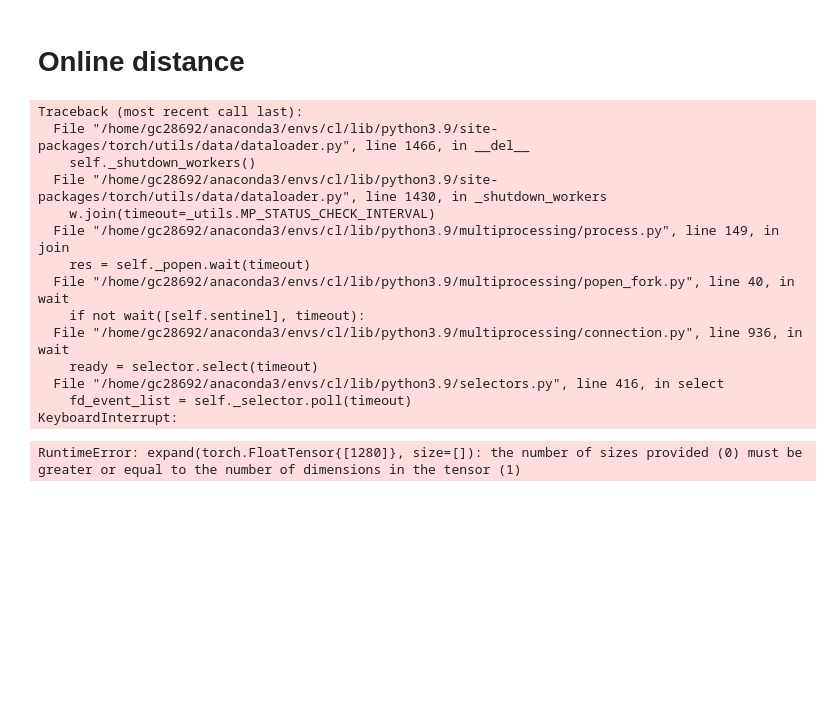
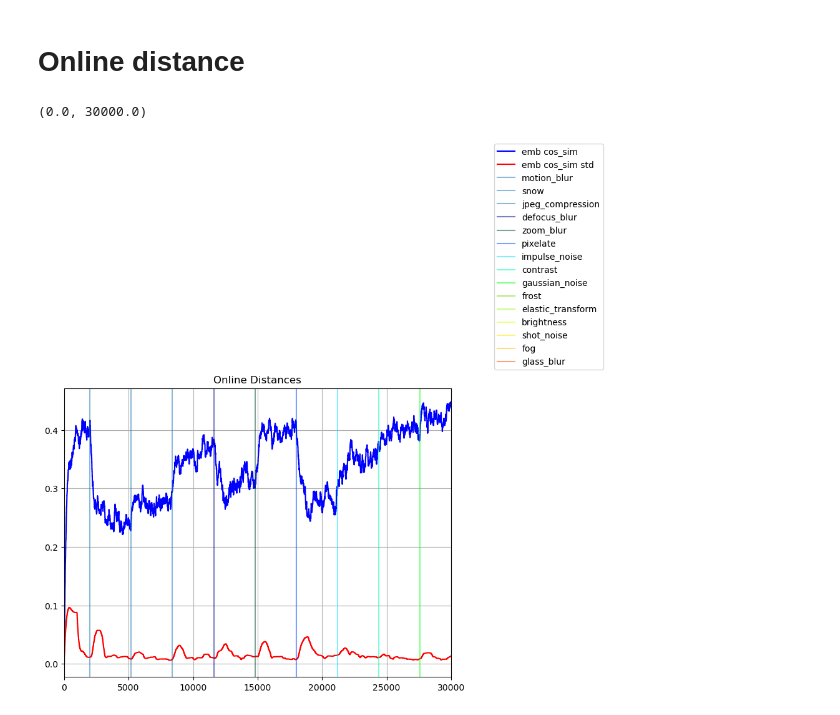
Before and after one commit to Geffen-Cooper/continual_learning_playground, a Jupyter notebook: src/test_time_kd/domain_experiments.ipynb, the cells around one changed output. Cells and saved outputs as stored; diff of their text form; code cells hidden in the pictures; blank space fills up the shorter version.

```diff
--- a/src/test_time_kd/domain_experiments.ipynb
+++ b/src/test_time_kd/domain_experiments.ipynb
@@ -72,0 +161,4 @@ len(clean_val_loader.dataset)
+# %%
+import copy
+model64_KD = copy.deepcopy(model64)
+model64_KD.eval()
@@ -79,7 +240,8 @@ corr_idx = 0
 corr_img_count = 0
 idxs = []
 distances = torch.zeros(50000)
-
+cos_sim = torch.zeros(50000)
+corr_online_acc_KD = []
 
 for sample_idx in tqdm(rand_order):
     # corruptions start after the first 500 images
@@ -103,6 +265,11 @@ for sample_idx in tqdm(rand_order):
 
     num_imgs += 1
 
+    # get the prediction of small model
+    out64 = model64_KD(img64.unsqueeze(0))
+    pred64 = out64.argmax(dim=1).item()
+    res64 = (pred64 == target64.item())
+
 
     # get the embedding
     model64(img64.unsqueeze(0))
@@ -111,23 +278,7 @@ for sample_idx in tqdm(rand_order):
     model(img.unsqueeze(0))
     model_emb = activationT['emb'].to('cpu')
 
-    distances[num_imgs-1] = (model_emb-model64_emb).pow(2).sqrt()
-
+    distances[num_imgs-1] = (model_emb-model64_emb).pow(2).sum(dim=1).sqrt()
+    cos_sim[num_imgs-1] = ((model64_emb/model64_emb.norm()) @ (model_emb/model_emb.norm()).T)
 
     idxs.append(num_imgs)
-# %% [output]
-Traceback (most recent call last):
-  File "/home/gc28692/anaconda3/envs/cl/lib/python3.9/site-packages/torch/utils/data/dataloader.py", line 1466, in __del__
-    self._shutdown_workers()
-  File "/home/gc28692/anaconda3/envs/cl/lib/python3.9/site-packages/torch/utils/data/dataloader.py", line 1430, in _shutdown_workers
-    w.join(timeout=_utils.MP_STATUS_CHECK_INTERVAL)
-  File "/home/gc28692/anaconda3/envs/cl/lib/python3.9/multiprocessing/process.py", line 149, in join
-    res = self._popen.wait(timeout)
-  File "/home/gc28692/anaconda3/envs/cl/lib/python3.9/multiprocessing/popen_fork.py", line 40, in wait
-    if not wait([self.sentinel], timeout):
-  File "/home/gc28692/anaconda3/envs/cl/lib/python3.9/multiprocessing/connection.py", line 936, in wait
-    ready = selector.select(timeout)
-  File "/home/gc28692/anaconda3/envs/cl/lib/python3.9/selectors.py", line 416, in select
-    fd_event_list = self._selector.poll(timeout)
-KeyboardInterrupt:
-RuntimeError: expand(torch.FloatTensor{[1280]}, size=[]): the number of sizes provided (0) must be greater or equal to the number of dimensions in the tensor (1)
@@ -133,0 +316,24 @@ RuntimeError: expand(torch.FloatTensor{[1280]}, size=[]): the number of sizes pr
+# %%
+fig1 = plt.figure(figsize=(8,6))
+ax1 = fig1.add_subplot(111)
+# ax1.plot(idxs,distances,label='emb distances',color='red')
+ax1.plot(idxs,run,label='emb cos_sim',color='blue')
+ax1.plot(idxs,run2,label='emb cos_sim std',color='red')
+# for i,x in enumerate(blip):
+#     plt.axvline(x =x,color='k')
+# ax1.axvline(x = transition_points[0], color = 'orange', label = 'start corruption')
+for i,x in enumerate(transition_points[0:]):
+    plt.axvline(x =x, label = corruptions[rand_corr_order[i]],alpha=0.5)
+colormap = plt.cm.gist_ncar #nipy_spectral, Set1,Paired
+colors = [colormap(i) for i in np.linspace(0, 1,len(ax1.lines))]
+for i,j in enumerate(ax1.lines[5:]):
+    j.set_color(colors[i])
+
+ax1.legend(bbox_to_anchor=(1.1, 1.05))
+plt.grid()
+plt.title("Online Distances")
+# plt.ylim([0,1])
+plt.xlim([0,30000])
+# %% [output]
+(0.0, 30000.0)
+[figure, added]
```
Also changed, not shown: parts of 20 cells of this notebook.
